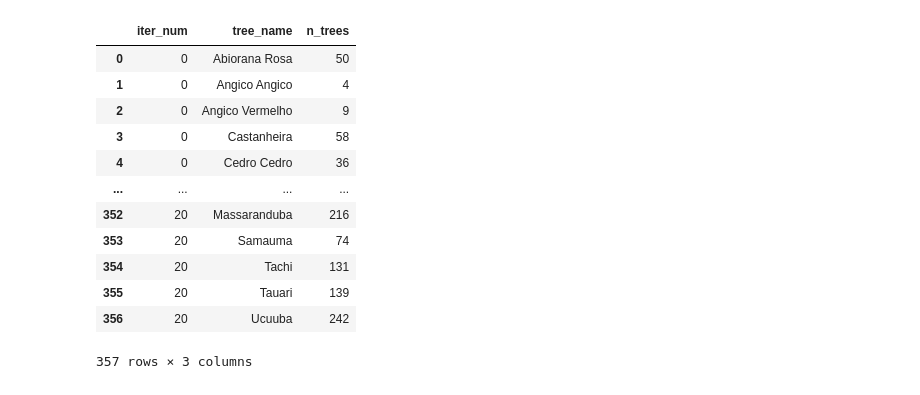
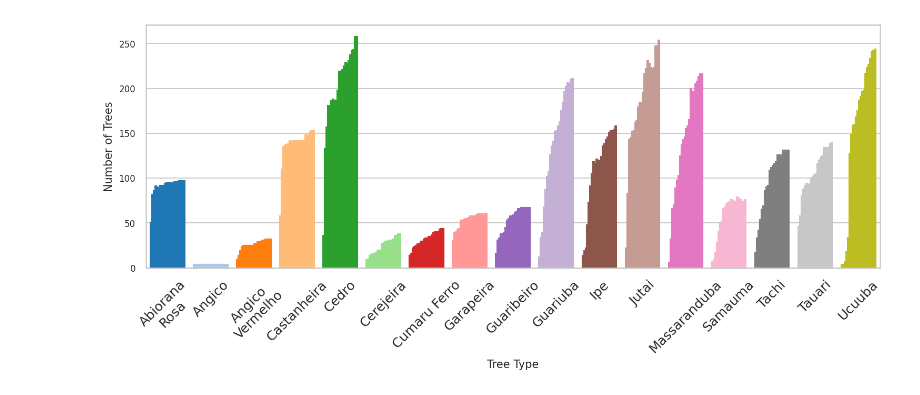
Before and after one commit to Green-AI-Lab-GAIA/multi-task-fcn, a Jupyter notebook: exploration_notebooks/grafico_barras_agrupado.ipynb, the cells around one changed output. Saved outputs shown, nothing was run; the diff lists cells and outputs as text; code cells hidden in the pictures.

```diff
--- a/exploration_notebooks/grafico_barras_agrupado.ipynb
+++ b/exploration_notebooks/grafico_barras_agrupado.ipynb
@@ -250,16 +281,0 @@ plt.show()
-# %%
-count_tree_type_by_iter
-# %% [output]
-|  | iter_num | tree_name | n_trees |
-| 0 | 0 | Abiorana Rosa | 50 |
-| 1 | 0 | Angico Angico | 4 |
-| 2 | 0 | Angico Vermelho | 9 |
-| 3 | 0 | Castanheira | 58 |
-| 4 | 0 | Cedro Cedro | 36 |
-| ... | ... | ... | ... |
-| 352 | 20 | Massaranduba | 216 |
-| 353 | 20 | Samauma | 74 |
-| 354 | 20 | Tachi | 131 |
-| 355 | 20 | Tauari | 139 |
-| 356 | 20 | Ucuuba | 242 |
-357 rows × 3 columns
@@ -268,2 +282,46 @@ import textwrap
+# %%
+import matplotlib.pyplot as plt
+import seaborn as sns
+
+# Set figure size and DPI
+fig = plt.gcf()
+fig.set_size_inches(12, 4)
+fig.set_dpi(150)
+
+# Create grouped bar plot
+ax = sns.barplot(
+    data=count_tree_type_by_iter,
+    x="tree_name",  # Group by iteration
+    y="n_trees",   # Number of trees as the bar height
+    hue="iter_num",  # Different bars for each tree species
+)
+
+# Add title and axis labels
+# ax.set_title("Number of Trees Identified By Species".title())
+ax.set_title("")
+ax.set_ylabel("Number of Trees", fontsize=10)
+ax.set_xlabel("Tree Type", fontsize=10)
+
+# break x labels too great
+# ax.set_xticklabels([textwrap.fill(label.get_text(), 10, break_long_words=False) for label in ax.get_xticklabels()])
+ax.set_xticklabels([textwrap.fill(label.get_text(), 12, break_long_words=True, break_on_hyphens=True, fix_sentence_endings=True) for label in ax.get_xticklabels()], fontdict={"fontsize":12}, rotation=45)
+
+
+# for each group of bars, set a color for tree_name
+for i, bar in enumerate(ax.patches):
+    tree_name_id = i % count_tree_type_by_iter["tree_name"].nunique()
+    color = dict_colors["tree_name"][count_tree_type_by_iter["tree_name"].unique()[tree_name_id]]
+    bar.set_color(color)
+
+# Move legend outside of the plot
+set_legend_outside_plot(ax)
+
+# remove legend
+ax.get_legend().remove()
+
+# Display the plot
+plt.show()
+# %% [output]
+[figure, added]
 # %%
 # %% [output]
```
Also changed, not shown: parts of 15 cells of this notebook, 28 other files.
